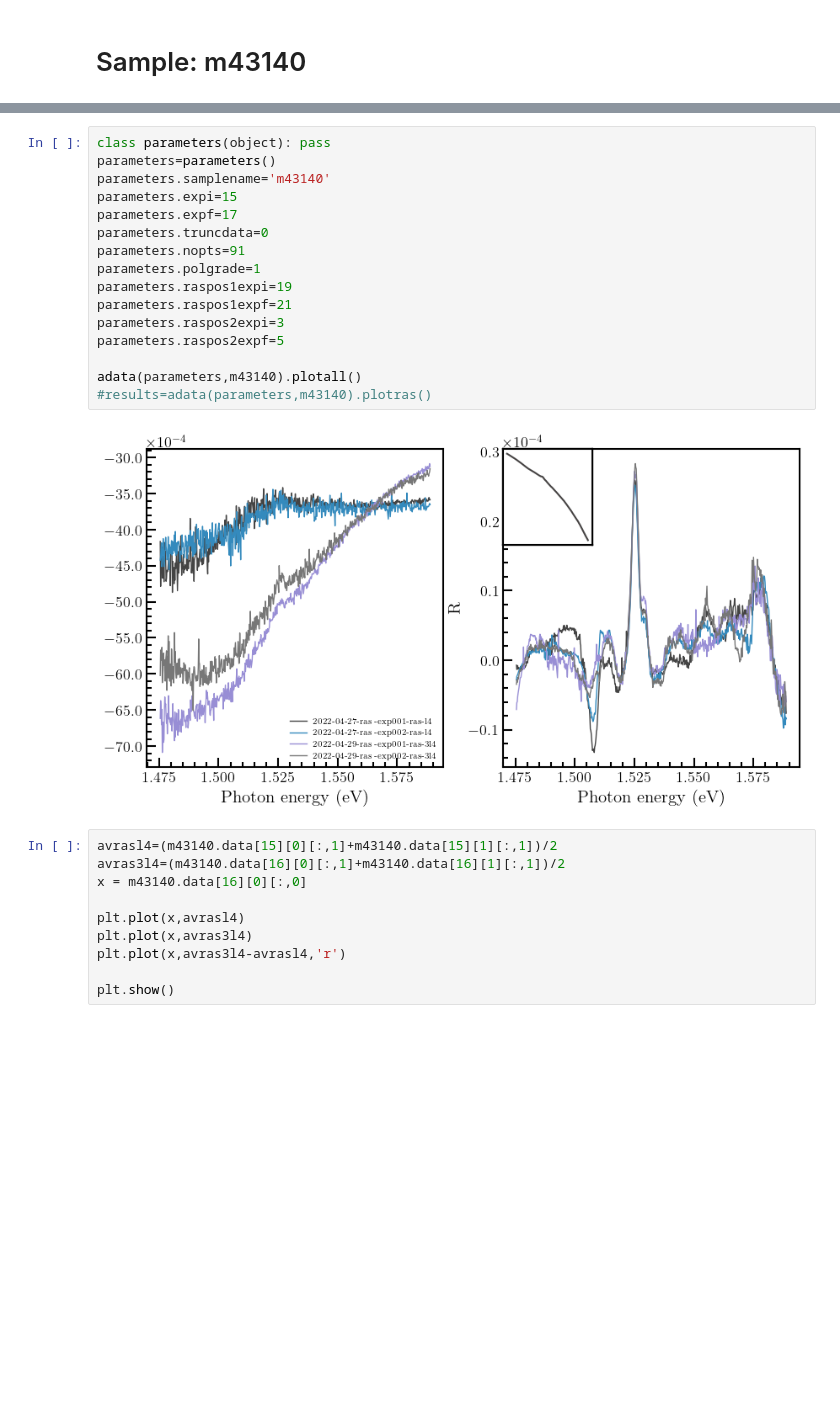
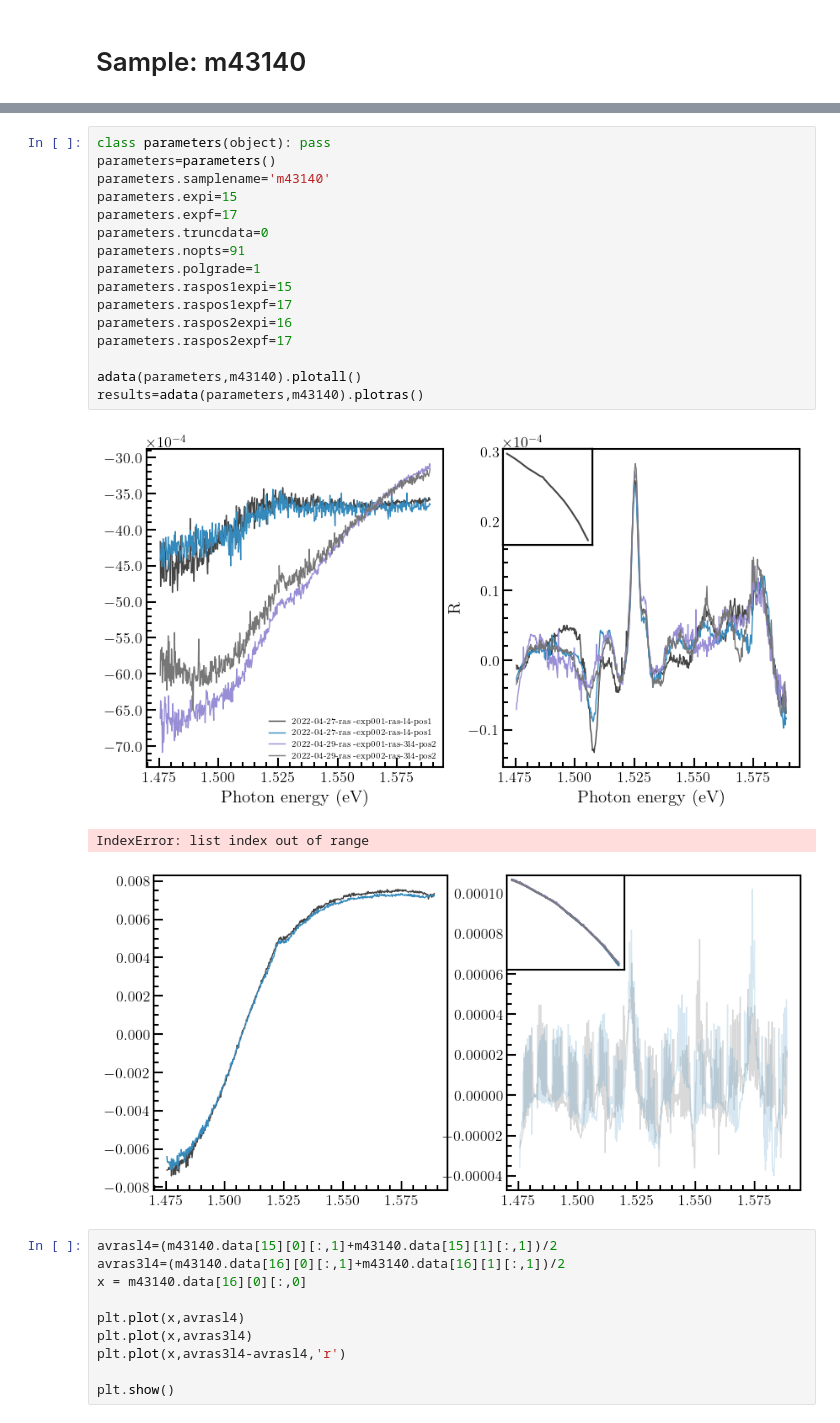
Before and after one commit to RUCO13/ruco-phd-project, a Jupyter notebook: scripts/ras-exp.ipynb, the cells around one changed output, grey strips where cells are left out. Saved outputs shown, nothing was run; the diff lists cells and outputs as text; blank space fills up the shorter version.

```diff
--- a/scripts/ras-exp.ipynb
+++ b/scripts/ras-exp.ipynb
@@ -308,21 +324,23 @@ m43140 = experiments(1,'cry-sys-1','ras',paths[3])
 # %%
 class parameters(object): pass
 parameters=parameters()
 parameters.samplename='m43140'
 parameters.expi=15
 parameters.expf=17
 parameters.truncdata=0
 parameters.nopts=91
 parameters.polgrade=1
-parameters.raspos1expi=19
-parameters.raspos1expf=21
-parameters.raspos2expi=3
-parameters.raspos2expf=5
+parameters.raspos1expi=15
+parameters.raspos1expf=17
+parameters.raspos2expi=16
+parameters.raspos2expf=17
 
 adata(parameters,m43140).plotall()
-#results=adata(parameters,m43140).plotras()
+results=adata(parameters,m43140).plotras()
 # %% [output]
-[figure, old version]
+[figure, new version]
+IndexError: list index out of range
+[figure, added]
 # %%
 avrasl4=(m43140.data[15][0][:,1]+m43140.data[15][1][:,1])/2
 avras3l4=(m43140.data[16][0][:,1]+m43140.data[16][1][:,1])/2
```
Also changed, not shown: parts of 3 cells of this notebook, 32 other files.
